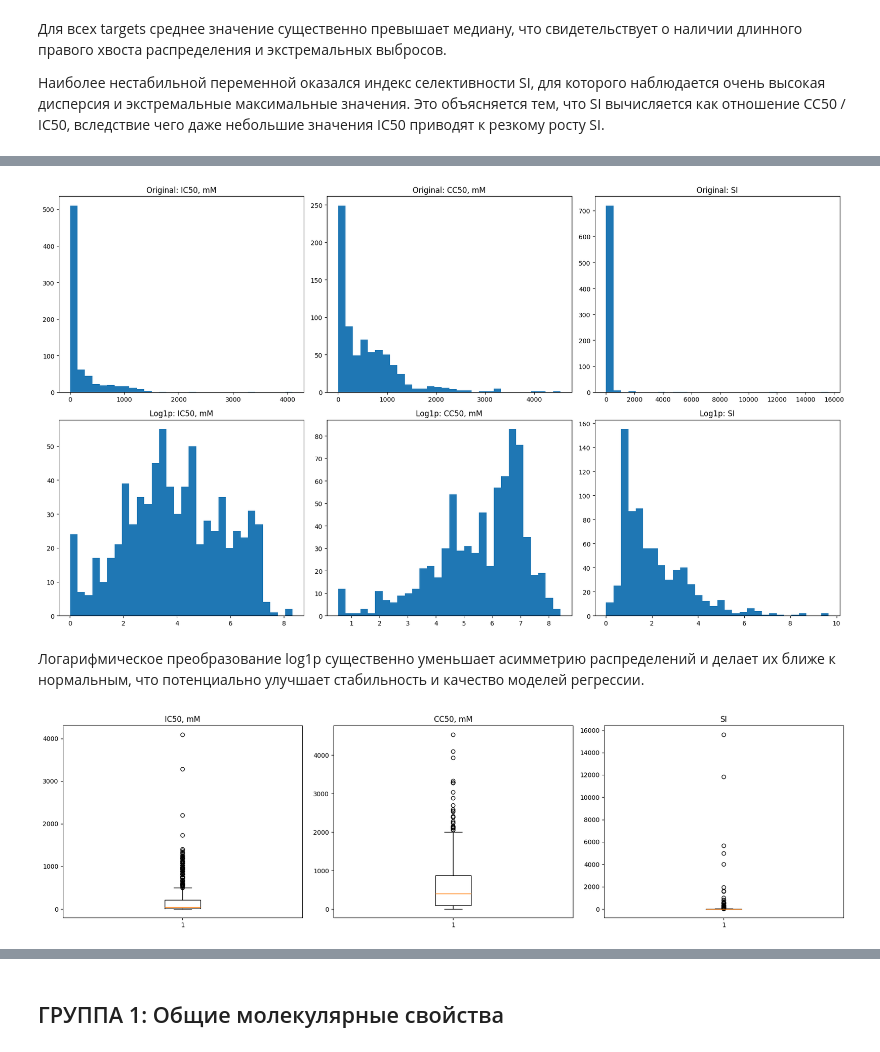
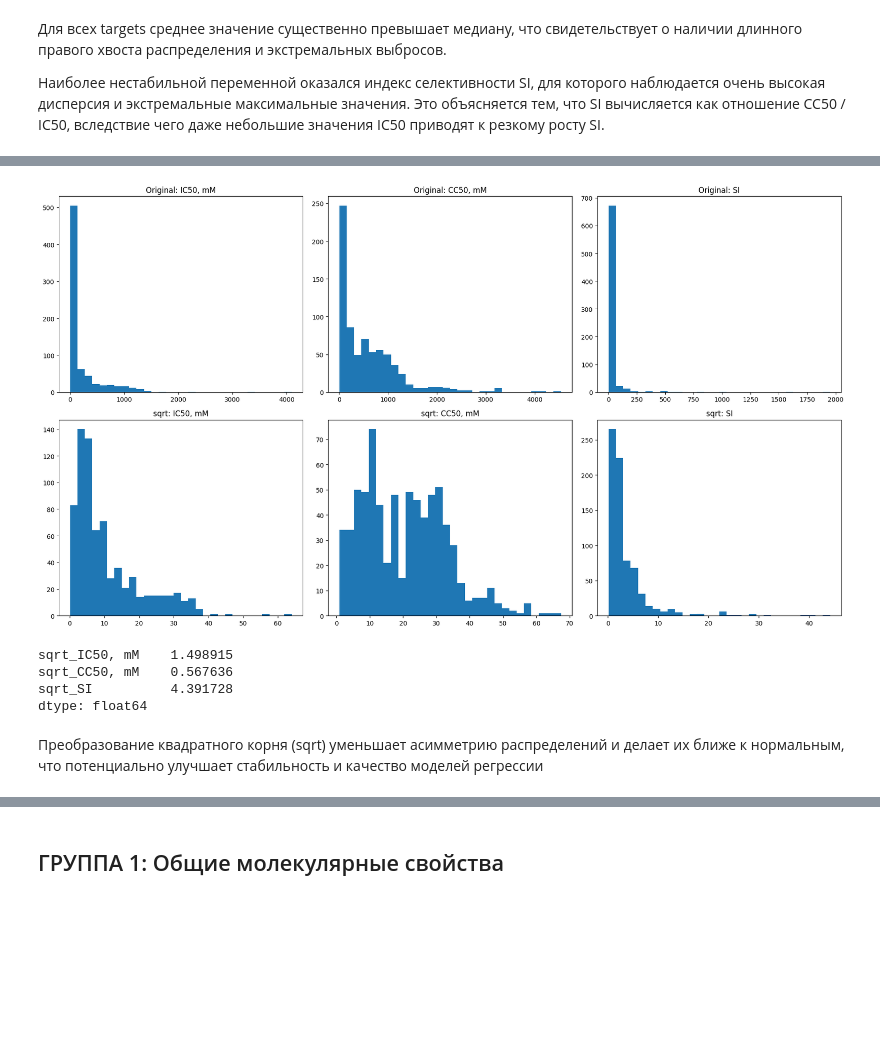
Before and after one commit to Foxxar04/educational_practice, a Jupyter notebook: analysis/data_analysis.ipynb, the cells around one changed output, grey strips where cells are left out. Saved outputs shown, nothing was run; the diff lists cells and outputs as text; code cells hidden in the pictures; blank space fills up the shorter version.

Commit message:
fix data-analysis

```diff
--- a/analysis/data_analysis.ipynb
+++ b/analysis/data_analysis.ipynb
@@ -20,7 +20,7 @@ df_train.head(5)
 | 4 | 4 | 2.003253 | 70.001455 | 34.943894 | 6.320833 | 6.320833 | 0.300347 | ... |
 5 rows × 214 columns
 # %%
-df_test = pd.read_csv("../data/test.csv")
+df_test = pd.read_csv("../data/raw/test.csv")
 df_test.sort_index(inplace=True)
 df_test.head(5)
 # %% [output]
@@ -503,0 +514,33 @@ specific_descriptors: 15
+# %%
+def create_chemistry_features(df):
+    X = df.copy()
+
+    def safe_div(num, denom):
+        return X[num] / (X[denom] + 1e-5)
+
+    # Feature 1: Плотность молекулярной массы
+    if 'MolWt' in X.columns and 'HeavyAtomCount' in X.columns:
+        X['Feature_Density_Wt'] = safe_div('MolWt', 'HeavyAtomCount')
+
+    # Feature 2: Липофильность на единицу площади поверхности
+    if 'MolLogP' in X.columns and 'LabuteASA' in X.columns:
+        X['Feature_LogP_Surface'] = safe_div('MolLogP', 'LabuteASA')
+
+    # Feature 3: Доля ароматических колец
+    if 'NumAromaticRings' in X.columns and 'RingCount' in X.columns:
+        X['Feature_Arom_Ratio'] = safe_div('NumAromaticRings', 'RingCount')
+
+    # Feature 4: Количество валентных электронов на один тяжелый атом
+    if 'NumValenceElectrons' in X.columns and 'HeavyAtomCount' in X.columns:
+        X['Feature_Valence_per_Atom'] = safe_div('NumValenceElectrons', 'HeavyAtomCount')
+
+    # Feature 5: Комплексность молекулы (BertzCT * BalabanJ)
+    if 'BertzCT' in X.columns and 'BalabanJ' in X.columns:
+        X['Feature_Complexity'] = X['BertzCT'] * X['BalabanJ']
+
+    return X
+
+df_train = create_chemistry_features(df_train)
+df_test = create_chemistry_features(df_test)
+
+df_train.shape
@@ -537,0 +645,2 @@ df_train[targets].describe().T
+# %%
+df_train = df_train[df_train['SI'] < 4000].reset_index(drop=True)
@@ -562,38 +682,33 @@ plt.show()
 # %%
 for target in targets:
-    df_train[f"log_{target}"] = np.log1p(df_train[target])
+    df_train[f"sqrt_{target}"] = np.sqrt(df_train[target])
 # %%
 log_targets = [
-    f"log_{t}"
+    f"sqrt_{t}"
     for t in targets
 ]
 
 fig, axes = plt.subplots(2, 3, figsize=(18, 10))
 
 for i, target in enumerate(targets):
 
     axes[0, i].hist(df_train[target], bins=30)
     axes[0, i].set_title(f"Original: {target}")
 
-    axes[1, i].hist(df_train[f"log_{target}"], bins=30)
-    axes[1, i].set_title(f"Log1p: {target}")
+    axes[1, i].hist(df_train[f"sqrt_{target}"], bins=30)
+    axes[1, i].set_title(f"sqrt: {target}")
 
 plt.tight_layout()
 plt.show()
 # %% [output]
-[figure, old version]
+[figure, new version]
+# %%
+sqrt_targets = [f"sqrt_{target}" for target in targets]
+df_train[sqrt_targets].skew()
+# %% [output]
+sqrt_IC50, mM    1.498915
+sqrt_CC50, mM    0.567636
+sqrt_SI          4.391728
+dtype: float64
 # %% [markdown]
-Логарифмическое преобразование log1p существенно уменьшает асимметрию распределений и делает их ближе к нормальным, что потенциально улучшает стабильность и качество моделей регрессии.
+Преобразование квадратного корня (sqrt) уменьшает асимметрию распределений и делает их ближе к нормальным, что потенциально улучшает стабильность и качество моделей регрессии
-# %%
-fig, axes = plt.subplots(1, 3, figsize=(18, 5))
-
-for ax, target in zip(axes, targets):
-
-    ax.boxplot(df_train[target])
-
-    ax.set_title(target)
-
-plt.tight_layout()
-plt.show()
-# %% [output]
-[figure, removed]
```
Also changed, not shown: parts of 109 cells of this notebook, 6 other files.
